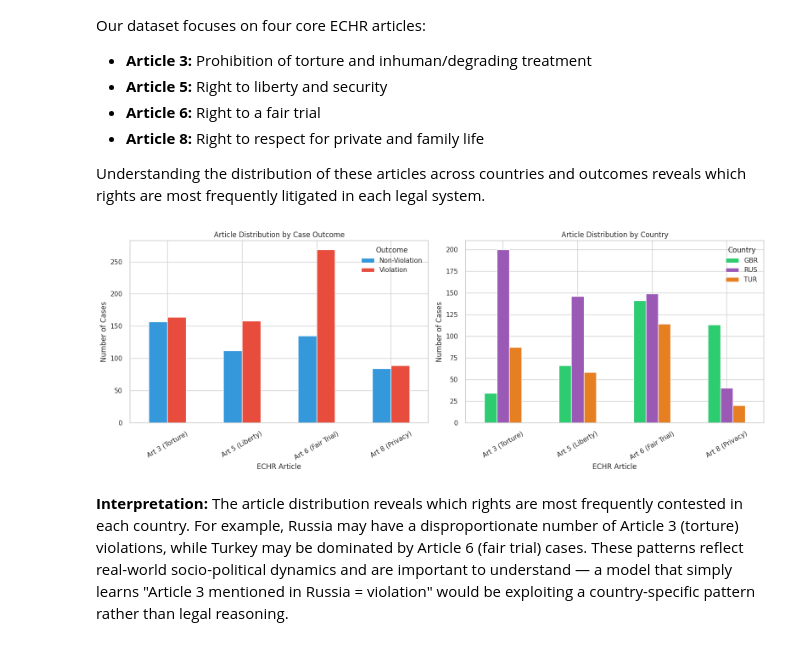
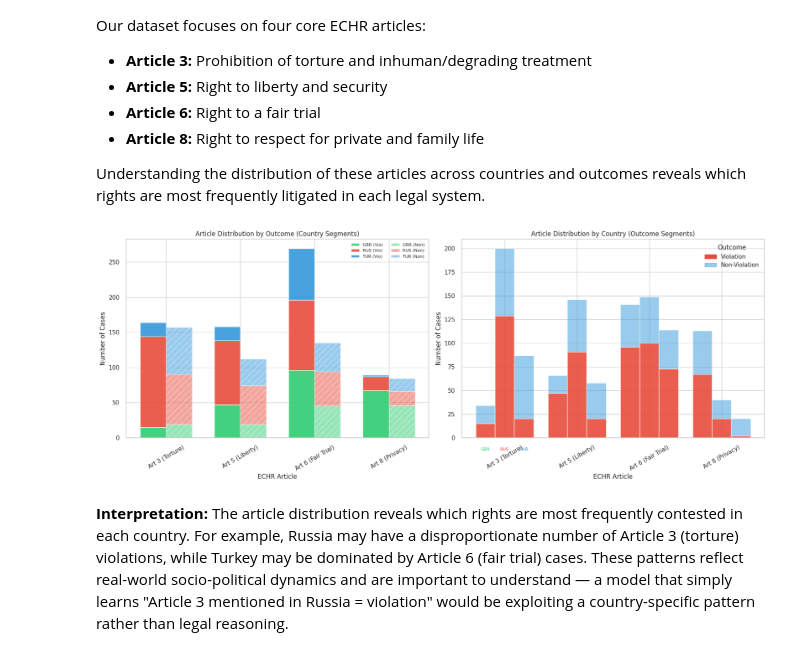
Before and after one commit to seaskyjj/echr, a Jupyter notebook: EDA.ipynb, the cells around one changed output. Saved outputs shown, nothing was run; the diff lists cells and outputs as text; code cells hidden in the pictures.

```diff
--- a/EDA.ipynb
+++ b/EDA.ipynb
@@ -222,47 +227,87 @@ article_names = {'3': 'Art 3 (Torture)', '5': 'Art 5 (Liberty)',
 article_rows = []
 for _, row in df.iterrows():
     country = row['respondent']
     label = row['label_name']
 
     # Check which articles are in the violation/nonviolation fields from metadata
     v_arts = str(row.get('violation_articles', '')).strip()
     nv_arts = str(row.get('nonviolation_articles', '')).strip()
 
     arts_field = v_arts if label == 'Violation' else nv_arts
     if arts_field and arts_field.lower() not in ['nan', '']:
         for art in arts_field.split(';'):
             if art in target_articles:
                 article_rows.append({'Country': country, 'Outcome': label, 'Article': article_names.get(art, f'Art {art}')})
 
 if article_rows:
     art_df = pd.DataFrame(article_rows)
+    countries = sorted(art_df['Country'].unique())
+    outcomes = ['Violation', 'Non-Violation']
+    country_colors = {'RUS': '#e74c3c', 'TUR': '#3498db', 'GBR': '#2ecc71'}
+    outcome_colors = {'Violation': '#e74c3c', 'Non-Violation': '#3498db'}
+    articles_sorted = sorted(art_df['Article'].unique())
 
-    fig, axes = plt.subplots(1, 2, figsize=(16, 6))
+    fig, axes = plt.subplots(1, 2, figsize=(18, 7))
 
-    # Left: Article distribution by outcome
-    art_counts = art_df.groupby(['Article', 'Outcome']).size().unstack(fill_value=0)
-    art_counts.plot(kind='bar', ax=axes[0], color=['#3498db', '#e74c3c'])
-    axes[0].set_title('Article Distribution by Case Outcome')
+    # Left: Article × Outcome bars, with country segments stacked inside each bar
+    x = np.arange(len(articles_sorted))
+    width = 0.35
+    for i, outcome in enumerate(outcomes):
+        bottom = np.zeros(len(articles_sorted))
+        for country in countries:
+            vals = []
+            for art in articles_sorted:
+                count = len(art_df[(art_df['Article'] == art) & (art_df['Outcome'] == outcome) & (art_df['Country'] == country)])
+                vals.append(count)
+            color = country_colors.get(country, '#999')
+            hatch = '//' if outcome == 'Non-Violation' else None
+            lbl = f"{country} ({outcome[:3]})"
+            axes[0].bar(x + (i - 0.5) * width, vals, width, bottom=bottom,
+                       label=lbl, color=color, alpha=0.9 if outcome == 'Violation' else 0.5, hatch=hatch, edgecolor='white')
+            bottom += vals
+    axes[0].set_title('Article Distribution by Outcome (Country Segments)')
     axes[0].set_xlabel('ECHR Article')
     axes[0].set_ylabel('Number of Cases')
-    axes[0].tick_params(axis='x', rotation=30)
-    axes[0].legend(title='Outcome')
+    axes[0].set_xticks(x)
+    axes[0].set_xticklabels(articles_sorted, rotation=30)
+    axes[0].legend(fontsize=8, ncol=2)
 
-    # Right: Article distribution by country
-    art_country = art_df.groupby(['Article', 'Country']).size().unstack(fill_value=0)
-    art_country.plot(kind='bar', ax=axes[1], color=['#2ecc71', '#9b59b6', '#e67e22'])
-    axes[1].set_title('Article Distribution by Country')
+    # Right: Article × Country bars, with Violation/Non-Violation segments stacked
+    x2 = np.arange(len(articles_sorted))
+    bar_w = 0.8 / len(countries)
+    for j, country in enumerate(countries):
+        bottom = np.zeros(len(articles_sorted))
+        for outcome in outcomes:
+            vals = []
+            for art in articles_sorted:
+                count = len(art_df[(art_df['Article'] == art) & (art_df['Country'] == country) & (art_df['Outcome'] == outcome)])
+                vals.append(count)
+            color = outcome_colors[outcome]
+            lbl = f"{outcome}" if j == 0 else None
+            axes[1].bar(x2 + (j - len(countries)/2 + 0.5) * bar_w, vals, bar_w, bottom=bottom,
+                       label=lbl, color=color, alpha=0.9 if outcome == 'Violation' else 0.5, edgecolor='white')
+            bottom += vals
+    axes[1].set_title('Article Distribution by Country (Outcome Segments)')
     axes[1].set_xlabel('ECHR Article')
     axes[1].set_ylabel('Number of Cases')
-    axes[1].tick_params(axis='x', rotation=30)
-    axes[1].legend(title='Country')
+    axes[1].set_xticks(x2)
+    axes[1].set_xticklabels(articles_sorted, rotation=30)
+    # Custom legend for outcomes only
+    from matplotlib.patches import Patch
+    axes[1].legend(handles=[Patch(color=outcome_colors['Violation'], label='Violation'),
+                            Patch(color=outcome_colors['Non-Violation'], alpha=0.5, label='Non-Violation')],
+                  title='Outcome')
+    # Add country labels below
+    for j, country in enumerate(countries):
+        axes[1].annotate(country, xy=(x2[0] + (j - len(countries)/2 + 0.5) * bar_w, 0),
+                        xytext=(0, -25), textcoords='offset points', ha='center', fontsize=8, color=country_colors.get(country, '#999'))
 
     plt.tight_layout()
     plt.show()
 else:
     print("No article information available in the processed data.")
 # %% [output]
-[figure, old version]
+[figure, new version]
 # %% [markdown]
 **Interpretation:** The article distribution reveals which rights are most frequently contested in each country. For example, Russia may have a disproportionate number of Article 3 (torture) violations, while Turkey may be dominated by Article 6 (fair trial) cases. These patterns reflect real-world socio-political dynamics and are important to understand — a model that simply learns "Article 3 mentioned in Russia = violation" would be exploiting a country-specific pattern rather than legal reasoning.
 # %% [markdown]
```
Also changed, not shown: parts of 16 cells of this notebook, 1 other file.
